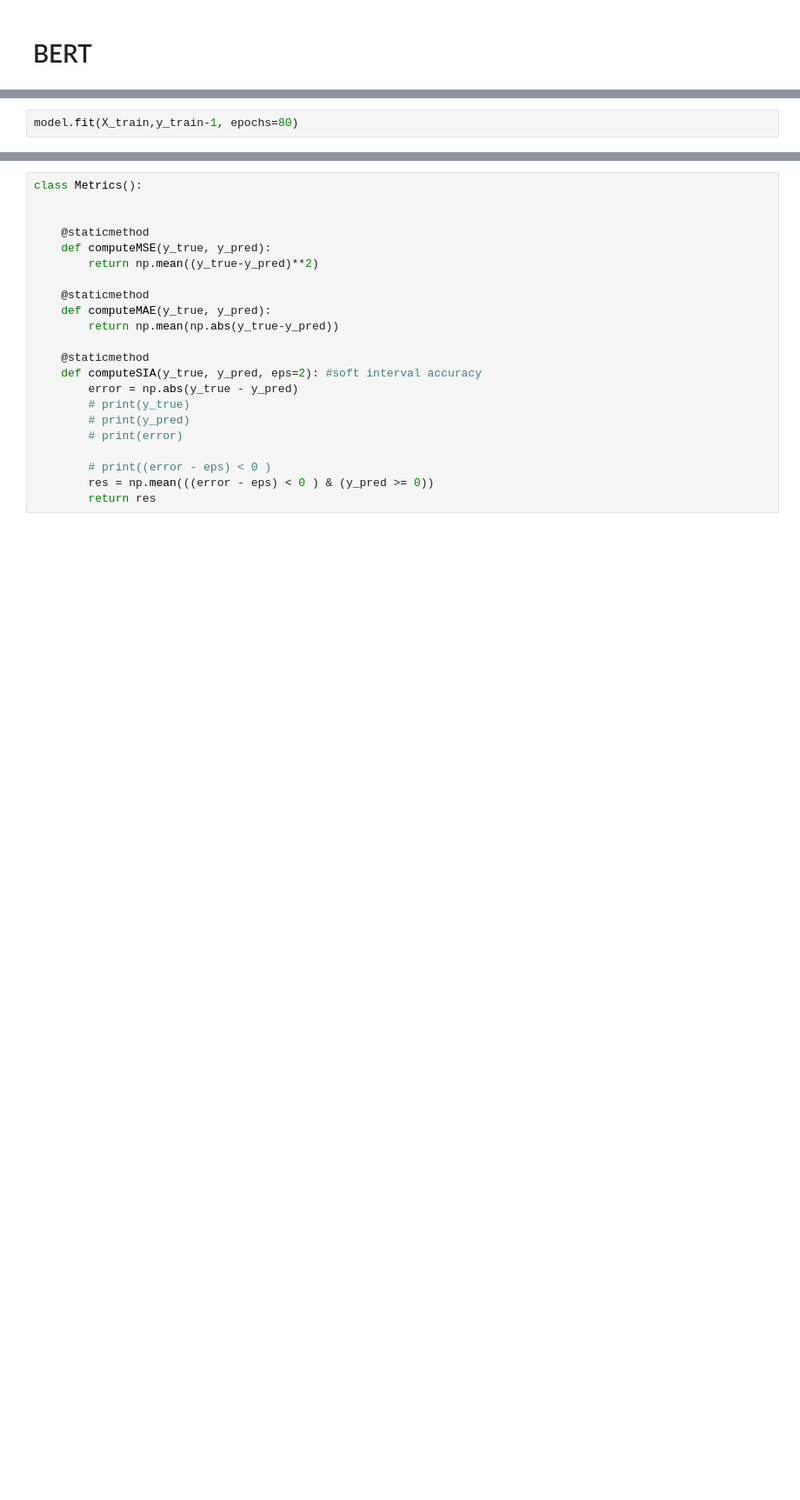
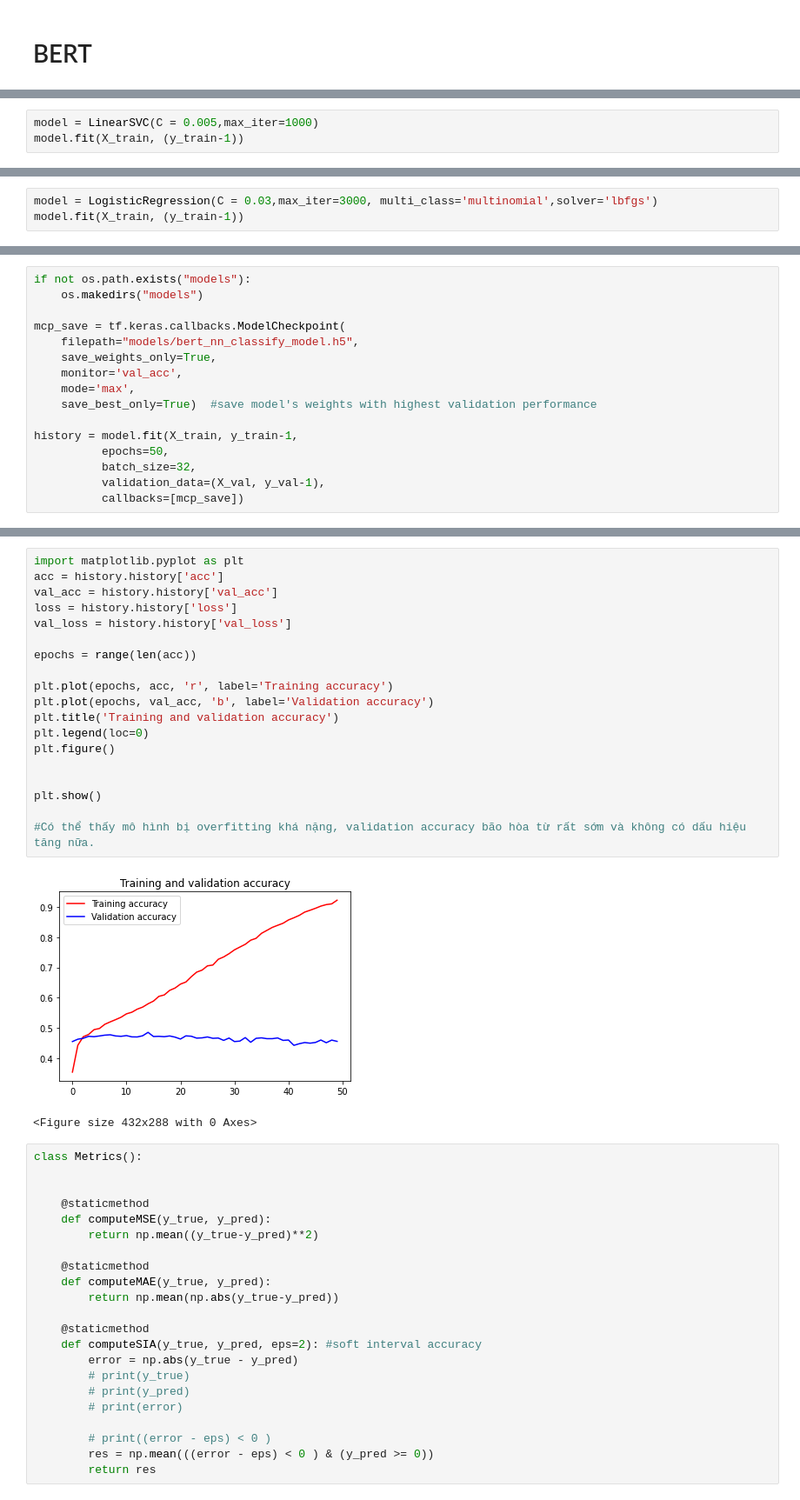
Before and after one commit to phamtrongthang123/khdlud_final_project, a Jupyter notebook: [Modeling] Reviews Rating Prediction.ipynb, the cells around one changed output, grey strips where cells are left out. Shown at 87% size. Drawn from its saved outputs; the diff is of its cells as text; blank space fills up the shorter version.

```diff
--- a/[Modeling] Reviews Rating Prediction.ipynb
+++ b/[Modeling] Reviews Rating Prediction.ipynb
@@ -235,0 +387,3 @@ KeyboardInterrupt: ignored
+# %%
+model = LinearSVC(C = 0.005,max_iter=1000)
+model.fit(X_train, (y_train-1))
@@ -235,0 +425,3 @@ KeyboardInterrupt: ignored
+# %%
+model = LogisticRegression(C = 0.03,max_iter=3000, multi_class='multinomial',solver='lbfgs')
+model.fit(X_train, (y_train-1))
@@ -252,2 +470,0 @@ array([0, 1, 0, ..., 1, 0, 0])
-# %%
-model.fit(X_train,y_train-1, epochs=80)
@@ -277,0 +471,16 @@ model.evaluate(X_test, y_test-1)
+# %%
+if not os.path.exists("models"):
+    os.makedirs("models")
+
+mcp_save = tf.keras.callbacks.ModelCheckpoint(
+    filepath="models/bert_nn_classify_model.h5",
+    save_weights_only=True,
+    monitor='val_acc',
+    mode='max',
+    save_best_only=True)  #save model's weights with highest validation performance
+
+history = model.fit(X_train, y_train-1,
+          epochs=50,
+          batch_size=32,
+          validation_data=(X_val, y_val-1),
+          callbacks=[mcp_save])
@@ -278,3 +515,25 @@ model.evaluate(X_test, y_test-1)
+# %%
+import matplotlib.pyplot as plt
+acc = history.history['acc']
+val_acc = history.history['val_acc']
+loss = history.history['loss']
+val_loss = history.history['val_loss']
+
+epochs = range(len(acc))
+
+plt.plot(epochs, acc, 'r', label='Training accuracy')
+plt.plot(epochs, val_acc, 'b', label='Validation accuracy')
+plt.title('Training and validation accuracy')
+plt.legend(loc=0)
+plt.figure()
+
+
+plt.show()
+
+#Có thể thấy mô hình bị overfitting khá nặng, validation accuracy bão hòa từ rất sớm và không có dấu hiệu tăng nữa.
+# %% [output]
+[figure, added]
+<Figure size 432x288 with 0 Axes>
 # %%
 class Metrics():
 
```
Also changed, not shown: parts of 59 cells of this notebook, 2 other files.
